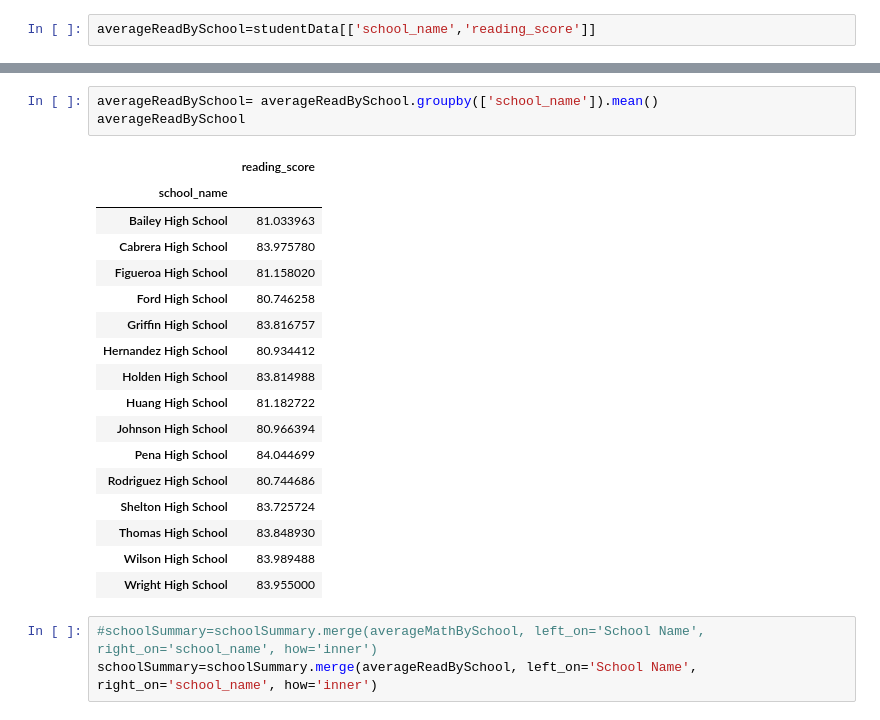
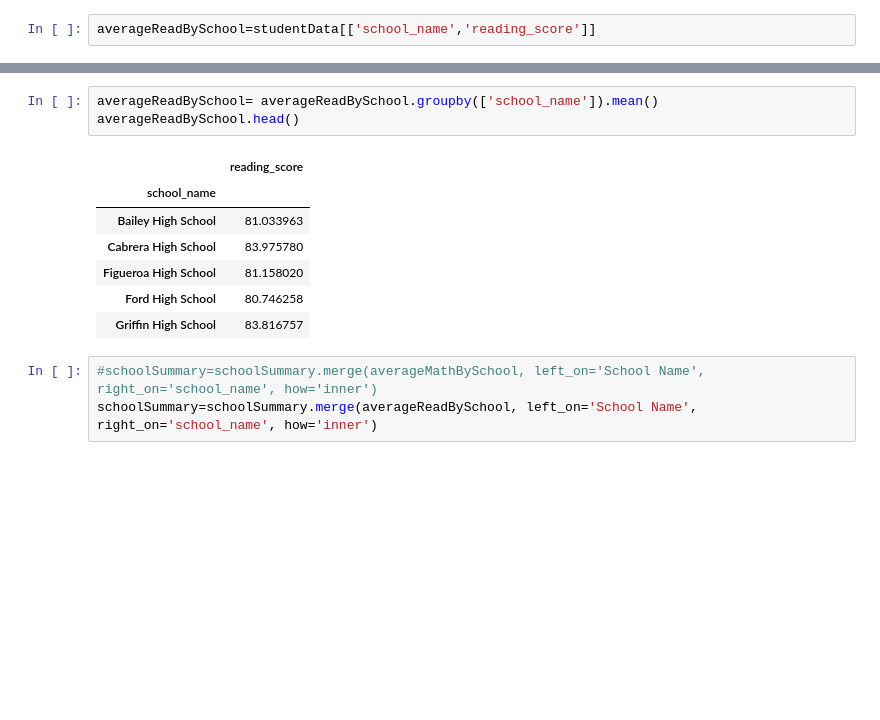
Before and after one commit to ghteds/hwPandas, a Jupyter notebook: SchoolAnalysis.ipynb, the cells around one changed output, grey strips where cells are left out. Saved outputs shown, nothing was run; the diff lists cells and outputs as text; blank space fills up the shorter version.

```diff
--- a/SchoolAnalysis.ipynb
+++ b/SchoolAnalysis.ipynb
@@ -442,24 +462,14 @@ averageReadBySchool
 # %%
 averageReadBySchool= averageReadBySchool.groupby(['school_name']).mean()
-averageReadBySchool
+averageReadBySchool.head()
 # %% [output]
 |  | reading_score |
 | school_name |  |
 | Bailey High School | 81.033963 |
 | Cabrera High School | 83.975780 |
 | Figueroa High School | 81.158020 |
 | Ford High School | 80.746258 |
 | Griffin High School | 83.816757 |
-| Hernandez High School | 80.934412 |
-| Holden High School | 83.814988 |
-| Huang High School | 81.182722 |
-| Johnson High School | 80.966394 |
-| Pena High School | 84.044699 |
-| Rodriguez High School | 80.744686 |
-| Shelton High School | 83.725724 |
-| Thomas High School | 83.848930 |
-| Wilson High School | 83.989488 |
-| Wright High School | 83.955000 |
 # %%
 #schoolSummary=schoolSummary.merge(averageMathBySchool, left_on='School Name', right_on='school_name', how='inner')
 schoolSummary=schoolSummary.merge(averageReadBySchool, left_on='School Name', right_on='school_name', how='inner')
```
Also changed, not shown: parts of 95 cells of this notebook.
